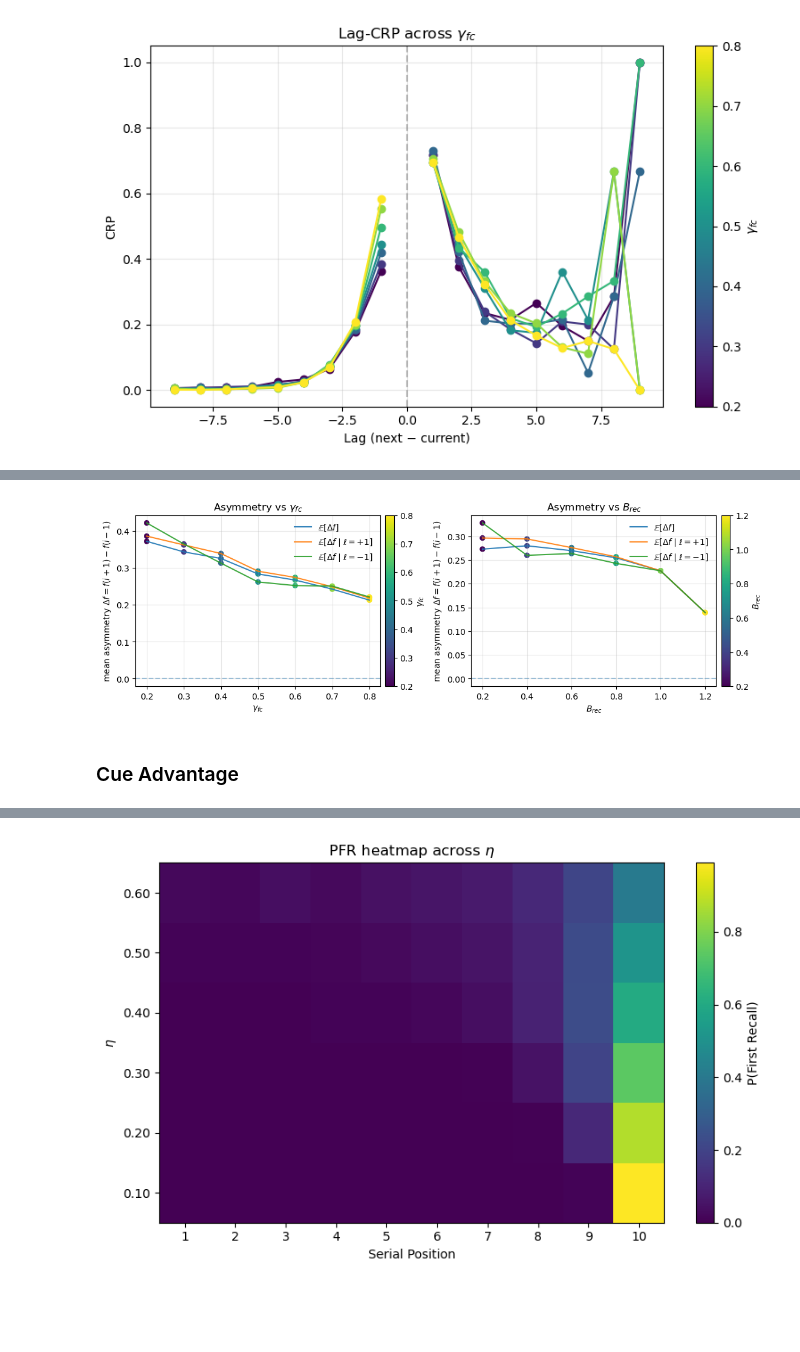
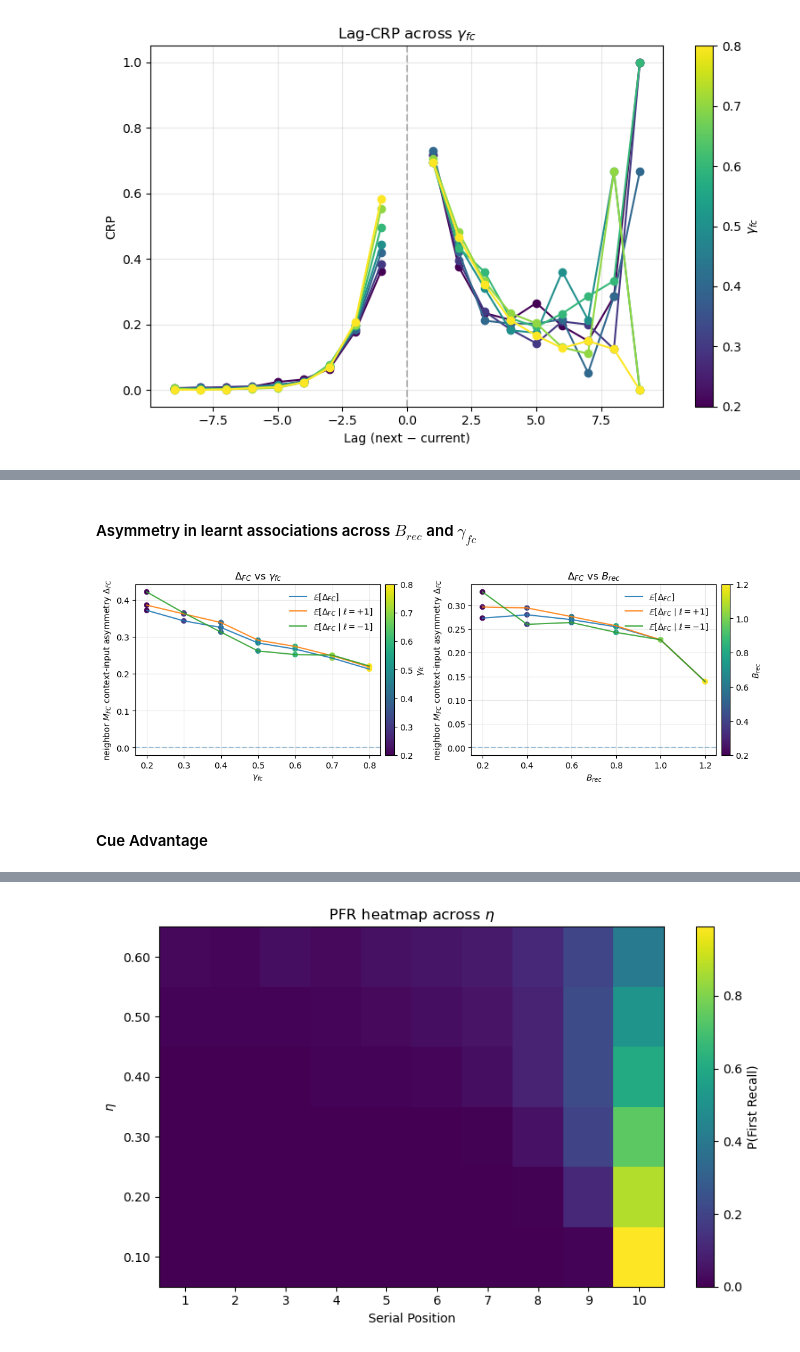
Before and after one commit to beaverjuly/PTSD_MemorySegmentation, a Jupyter notebook: external/CMR_SEM/CMR_MultiParameterSweep.ipynb, the cells around one changed output, grey strips where cells are left out. Saved outputs shown, nothing was run; the diff lists cells and outputs as text; code cells hidden in the pictures; blank space fills up the shorter version.

```diff
--- a/external/CMR_SEM/CMR_MultiParameterSweep.ipynb
+++ b/external/CMR_SEM/CMR_MultiParameterSweep.ipynb
@@ -1416,24 +1490,22 @@ def plot_neighbor_advantage_vs_param(
 # %% [markdown]
 ### Asymmetry in learned associations by parameter value
 # %%
-def plot_asymmetry_three_curves(ax, x, df_all, df_fwd, df_bwd, colors, title, xlabel, cbar_label, cmap, norm):
+def plot_asymmetry_three_curves(ax, x, d_all, d_fwd, d_bwd, colors, title, xlabel):
     x = np.asarray(x, dtype=float)
 
-    # neutral lines (legend should reflect these)
-    l1, = ax.plot(x, df_all, linewidth=1.5, alpha=0.9, label=r"$\mathbb{E}[\Delta f]$")
-    l2, = ax.plot(x, df_fwd, linewidth=1.5, alpha=0.9, label=r"$\mathbb{E}[\Delta f \mid \ell=+1]$")
-    l3, = ax.plot(x, df_bwd, linewidth=1.5, alpha=0.9, label=r"$\mathbb{E}[\Delta f \mid \ell=-1]$")
+    # neutral lines (legend reflects these, not the colormap)
+    l1, = ax.plot(x, d_all, linewidth=1.5, alpha=0.9, label=r"$\mathbb{E}[\Delta_{FC}]$")
+    l2, = ax.plot(x, d_fwd, linewidth=1.5, alpha=0.9, label=r"$\mathbb{E}[\Delta_{FC}\mid \ell=+1]$")
+    l3, = ax.plot(x, d_bwd, linewidth=1.5, alpha=0.9, label=r"$\mathbb{E}[\Delta_{FC}\mid \ell=-1]$")
 
     # colored points (color encodes parameter value)
-    ax.scatter(x, df_all, c=colors, s=45, edgecolor="none")
-    ax.scatter(x, df_fwd, c=colors, s=45, edgecolor="none")
-    ax.scatter(x, df_bwd, c=colors, s=45, edgecolor="none")
+    ax.scatter(x, d_all, c=colors, s=45, edgecolor="none")
+    ax.scatter(x, d_fwd, c=colors, s=45, edgecolor="none")
+    ax.scatter(x, d_bwd, c=colors, s=45, edgecolor="none")
 
     ax.axhline(0, linestyle="--", alpha=0.4)
     ax.set_title(title)
     ax.set_xlabel(xlabel)
-    ax.set_ylabel(r"mean asymmetry $\Delta f = f(i+1)-f(i-1)$")
+    ax.set_ylabel(r"neighbor $M_{FC}$ context-input asymmetry $\Delta_{FC}$")
     ax.grid(alpha=0.3)
-
-    # legend from LINE handles only (so it doesn't fight the colormap)
     ax.legend(handles=[l1, l2, l3], frameon=False, loc="upper right")
@@ -2025,47 +2100,41 @@ Plot mean $M_{CF}$ row around each recalled item: compare support for $i+1$ vs $
+# %% [markdown]
+#### Asymmetry in learnt associations across $B_{rec}$ and $\gamma_{fc}$
 # %%
 
-df_all_gamma, df_fwd_gamma, df_bwd_gamma = asymmetry_means_from_sweep(sweep_gamma_fc, gamma_fc_grid)
-df_all_B,     df_fwd_B,     df_bwd_B     = asymmetry_means_from_sweep(sweep_B_rec,     B_rec_grid)
+# extract Δ_FC means aligned with grids
+df_all_gamma, df_fwd_gamma, df_bwd_gamma = neighbor_fc_asymmetry_means_from_sweep(sweep_gamma_fc, gamma_fc_grid)
+df_all_B,     df_fwd_B,     df_bwd_B     = neighbor_fc_asymmetry_means_from_sweep(sweep_B_rec,     B_rec_grid)
 
 gamma_colors, gamma_norm, gamma_cmap = make_sweep_colors(gamma_fc_grid, cmap_name="viridis")
 B_colors,     B_norm,     B_cmap     = make_sweep_colors(B_rec_grid,    cmap_name="viridis")
 
 fig, axs = plt.subplots(1, 2, figsize=(11, 3.6), constrained_layout=True)
 
 plot_asymmetry_three_curves(
-    axs[0],
-    gamma_fc_grid,
+    axs[0], gamma_fc_grid,
     df_all_gamma, df_fwd_gamma, df_bwd_gamma,
     gamma_colors,
-    title=r"Asymmetry vs $\gamma_{fc}$",
-    xlabel=r"$\gamma_{fc}$",
-    cbar_label=r"$\gamma_{fc}$",
-    cmap=gamma_cmap, norm=gamma_norm
+    title=r"$\Delta_{FC}$ vs $\gamma_{fc}$",
+    xlabel=r"$\gamma_{fc}$"
 )
 
 plot_asymmetry_three_curves(
-    axs[1],
-    B_rec_grid,
+    axs[1], B_rec_grid,
     df_all_B, df_fwd_B, df_bwd_B,
     B_colors,
-    title=r"Asymmetry vs $B_{rec}$",
-    xlabel=r"$B_{rec}$",
-    cbar_label=r"$B_{rec}$",
-    cmap=B_cmap, norm=B_norm
+    title=r"$\Delta_{FC}$ vs $B_{rec}$",
+    xlabel=r"$B_{rec}$"
 )
 
-# colorbars (one per panel, tied to that panel's parameter scale)
+# per-panel colorbars
 sm0 = mpl.cm.ScalarMappable(norm=gamma_norm, cmap=gamma_cmap); sm0.set_array([])
 sm1 = mpl.cm.ScalarMappable(norm=B_norm,     cmap=B_cmap);     sm1.set_array([])
 
-cbar0 = fig.colorbar(sm0, ax=axs[0], pad=0.02)
-cbar0.set_label(r"$\gamma_{fc}$")
-
-cbar1 = fig.colorbar(sm1, ax=axs[1], pad=0.02)
-cbar1.set_label(r"$B_{rec}$")
+cbar0 = fig.colorbar(sm0, ax=axs[0], pad=0.02); cbar0.set_label(r"$\gamma_{fc}$")
+cbar1 = fig.colorbar(sm1, ax=axs[1], pad=0.02); cbar1.set_label(r"$B_{rec}$")
 
 plt.show()
 # %% [output]
-[figure, old version]
+[figure, new version]
 # %% [markdown]
-### Cue Advantage
+#### Cue Advantage
```
Also changed, not shown: parts of 137 cells of this notebook.
